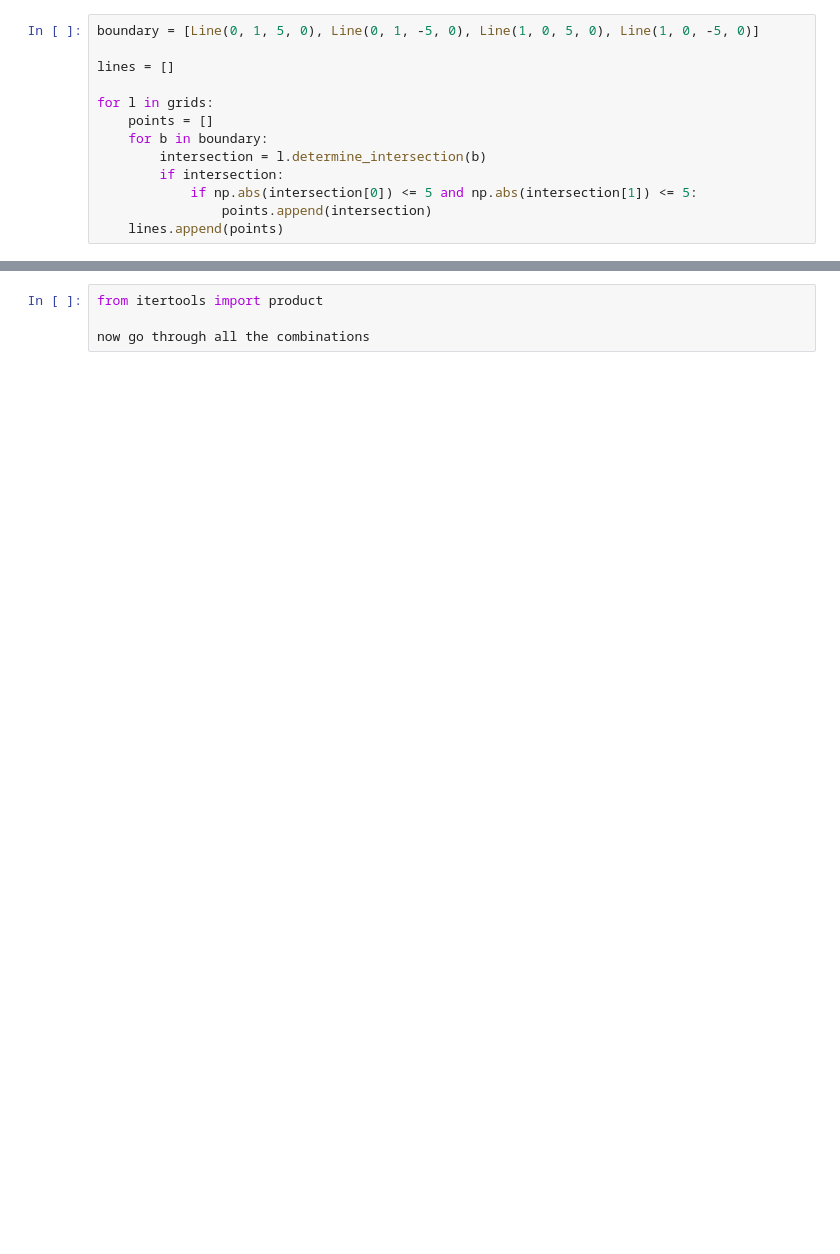
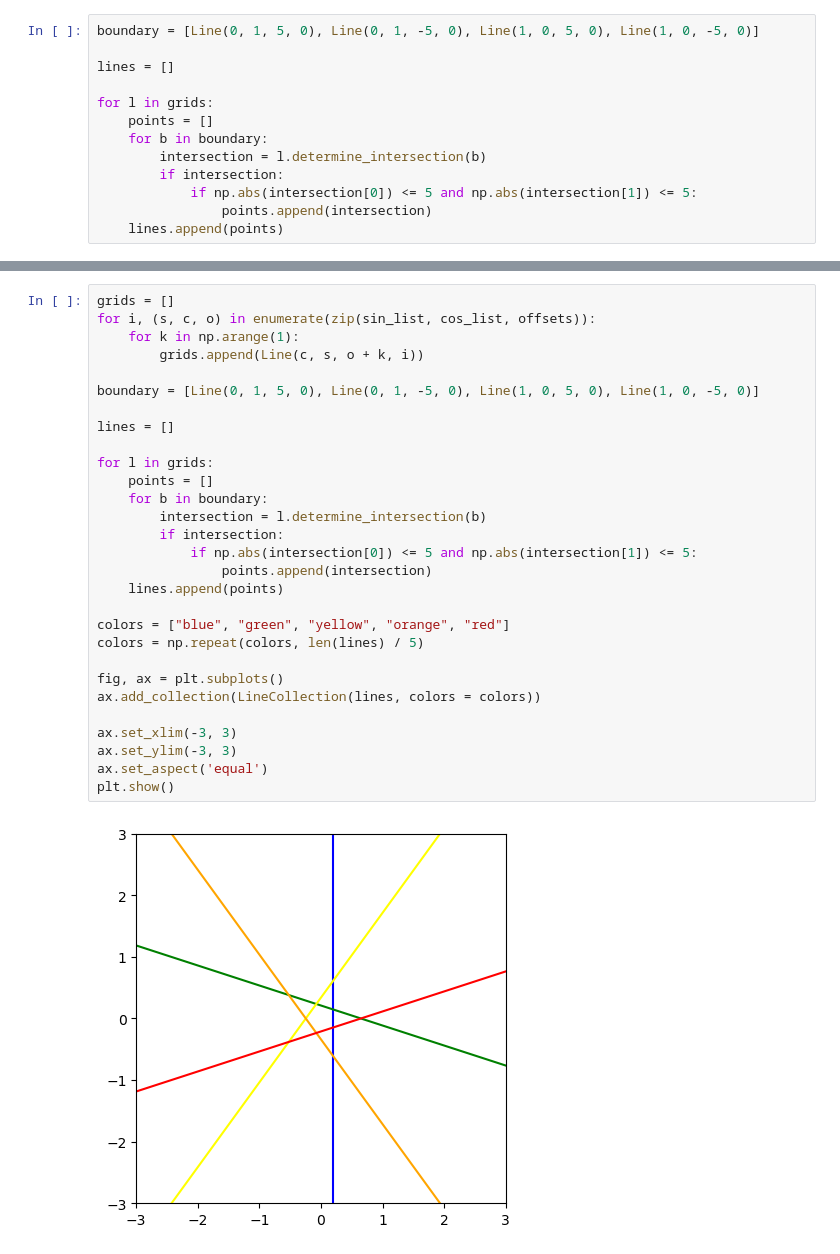
Before and after one commit to WilliamTylerBradley/grid_tilings, a Jupyter notebook: testing_02.ipynb, the cells around one changed output, grey strips where cells are left out. Saved outputs shown, nothing was run; the diff lists cells and outputs as text; blank space fills up the shorter version.

```diff
--- a/testing_02.ipynb
+++ b/testing_02.ipynb
@@ -117,4 +115,31 @@ plt.show()
-# %%
-from itertools import product
-
-now go through all the combinations
+# %%
+grids = []
+for i, (s, c, o) in enumerate(zip(sin_list, cos_list, offsets)):
+    for k in np.arange(1):
+        grids.append(Line(c, s, o + k, i))
+
+boundary = [Line(0, 1, 5, 0), Line(0, 1, -5, 0), Line(1, 0, 5, 0), Line(1, 0, -5, 0)]
+
+lines = []
+
+for l in grids:
+    points = []
+    for b in boundary:
+        intersection = l.determine_intersection(b)
+        if intersection:
+            if np.abs(intersection[0]) <= 5 and np.abs(intersection[1]) <= 5:
+                points.append(intersection)
+    lines.append(points)
+
+colors = ["blue", "green", "yellow", "orange", "red"]
+colors = np.repeat(colors, len(lines) / 5)
+
+fig, ax = plt.subplots()
+ax.add_collection(LineCollection(lines, colors = colors))
+
+ax.set_xlim(-3, 3)
+ax.set_ylim(-3, 3)
+ax.set_aspect('equal')
+plt.show()
+# %% [output]
+[figure, added]
```
Also changed, not shown: parts of 13 cells of this notebook.
